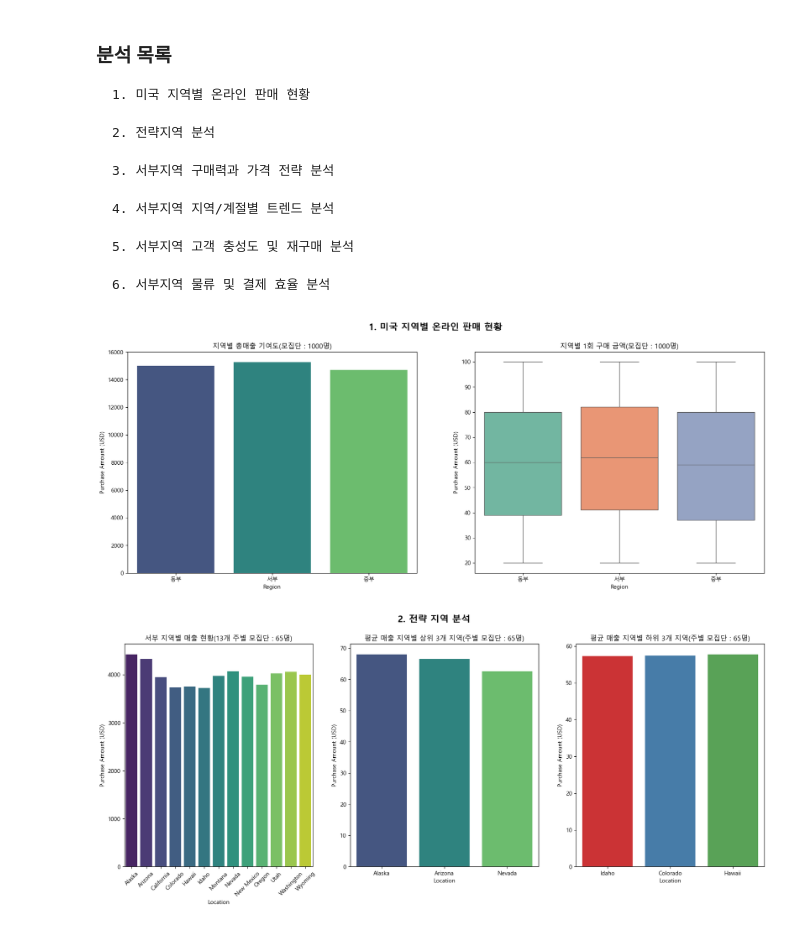
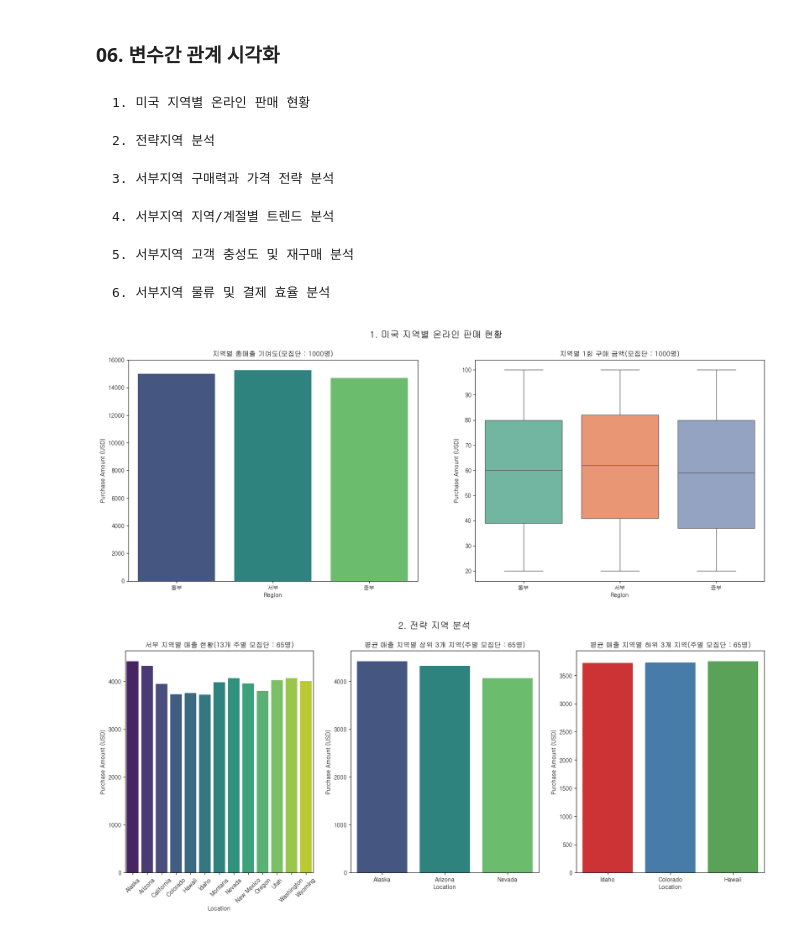
Before and after one commit to jr-2-team/shopping-data-analysis, a Jupyter notebook: LNK.ipynb, the cells around one changed output. Saved outputs shown, nothing was run; the diff lists cells and outputs as text; code cells hidden in the pictures.

```diff
--- a/LNK.ipynb
+++ b/LNK.ipynb
@@ -100,4 +0,0 @@ df.groupby('gender')['income'].mean()
-# %%
-import matplotlib.pyplot as plt
-plt.rcParams['font.family'] = 'Malgun Gothic'
-plt.rcParams['axes.unicode_minus'] = False
@@ -124,7 +28,6 @@ import seaborn as sns
 # %%
-shopping_df = pd.read_csv('data/shopping_behavior_updated.csv')
-display(shopping_df.head())
-display(shopping_df.info())
+shopping_df = pd.read_csv('../data/shopping_behavior_updated.csv')
+shopping_df.head()
 # %% [output]
 |  | Customer ID | Age | Gender | Item Purchased | Category | Purchase Amount (USD) | Location | Size | ... |
 | 0 | 1 | 55 | Male | Blouse | Clothing | 53 | Kentucky | L | ... |
@@ -175,6 +178,6 @@ shopping_df
+# %% [markdown]
+### 06. 변수간 관계 시각화
 # %% [markdown]
-<h3> 분석 목록 </h3>
-
     1. 미국 지역별 온라인 판매 현황
 
     2. 전략지역 분석
@@ -188,6 +191,12 @@ shopping_df
     6. 서부지역 물류 및 결제 효율 분석
 # %%
 # 지역별 판매 현황
+
+max_age = shopping_df['Age'].max()
+shopping_df['AgeGroup'] = pd.cut(shopping_df['Age'],
+       bins = [18, 35, 50, 65, max_age],
+       labels=['18~34', '35~49', '50~64', '65~'],
+       right=False)
 
 fig, ax = plt.subplots(1, 2, figsize=(20, 7))
 
@@ -261,40 +270,37 @@ sns.barplot(data=total_westsales_df,
             ax=ax[0]
             )
 
-total_lar_westsales_df = sampled_westshopping_df.groupby('Location')['Purchase Amount (USD)'].mean().nlargest(3).reset_index()
-total_sma_westsales_df = sampled_westshopping_df.groupby('Location')['Purchase Amount (USD)'].mean().nsmallest(3).reset_index()
+total_lar_westsales_df = sampled_westshopping_df.groupby('Location')['Purchase Amount (USD)'].sum().nlargest(3).reset_index()
+total_sma_westsales_df = sampled_westshopping_df.groupby('Location')['Purchase Amount (USD)'].sum().nsmallest(3).reset_index()
 
 sns.barplot(data=total_lar_westsales_df,
             x='Location',
             y='Purchase Amount (USD)',
             hue='Location',
             ax=ax[1],
             palette='viridis'
             )
 
 sns.barplot(data=total_sma_westsales_df,
             x='Location',
             y='Purchase Amount (USD)',
             hue='Location',
             ax=ax[2],
             palette='Set1'
             )
 
 plt.suptitle("2. 전략 지역 분석", fontsize=16, fontweight='bold')
 
 ax[0].tick_params(axis='x', rotation=45)
 
 ax[0].set_title('서부 지역별 매출 현황(13개 주별 모집단 : 65명)')
 ax[1].set_title('평균 매출 지역별 상위 3개 지역(주별 모집단 : 65명)')
 ax[2].set_title('평균 매출 지역별 하위 3개 지역(주별 모집단 : 65명)')
 
 plt.show()
-
-
-plt.show()
 # %% [output]
-[figure, old version]
+[figure, new version]
-[figure, old version]
+[figure, new version]
 # %%
 # 2. 구매력과 가격 전략 분석
 
```
Also changed, not shown: parts of 37 cells of this notebook, 1 other file.
